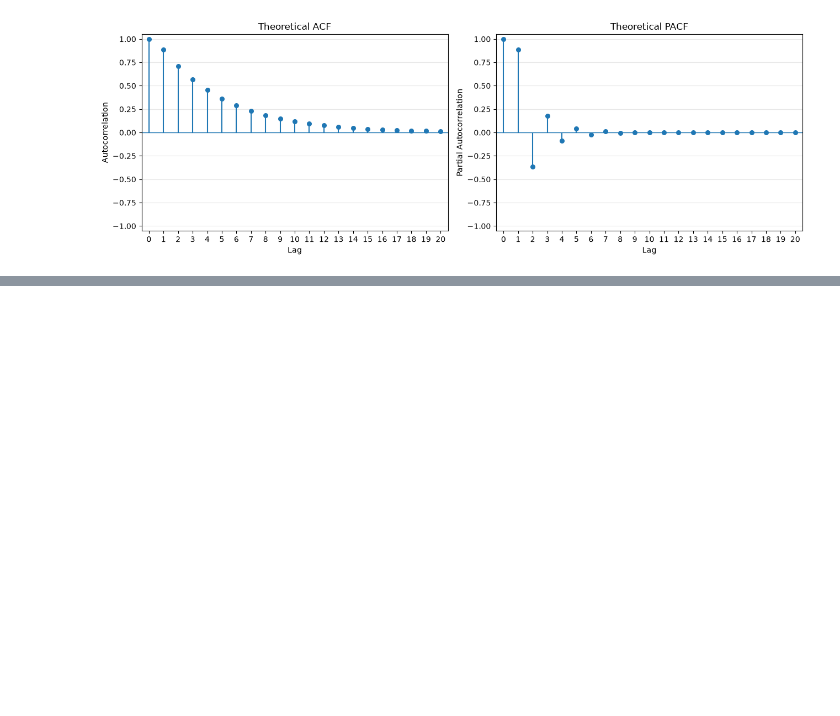
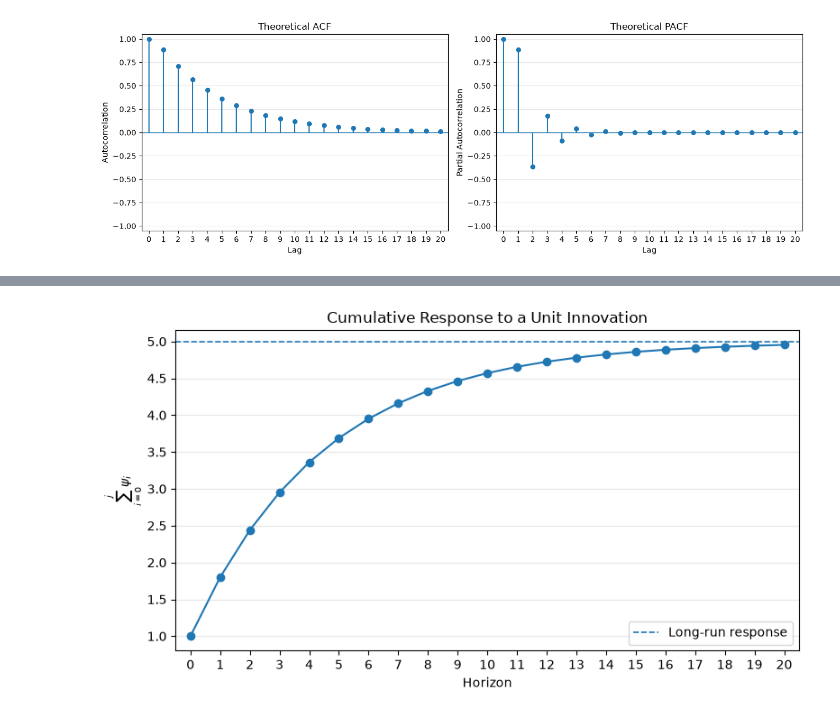
Before and after one commit to maarranz/ARMA-theory, a Jupyter notebook: ARMA_Theory_Demo.ipynb, the cells around one changed output, grey strips where cells are left out. Saved outputs shown, nothing was run; the diff lists cells and outputs as text; code cells hidden in the pictures; blank space fills up the shorter version.

```diff
--- a/ARMA_Theory_Demo.ipynb
+++ b/ARMA_Theory_Demo.ipynb
@@ -468,0 +652,8 @@ fig, axes = arma.plot_arma_correlations(
+# %%
+fig, ax = arma.plot_arma_cumulative_response(
+    ar=[0.8],
+    ma=[],
+    horizon=20,
+)
+# %% [output]
+[figure, added]
```
Also changed, not shown: parts of 45 cells of this notebook, 2 other files.
